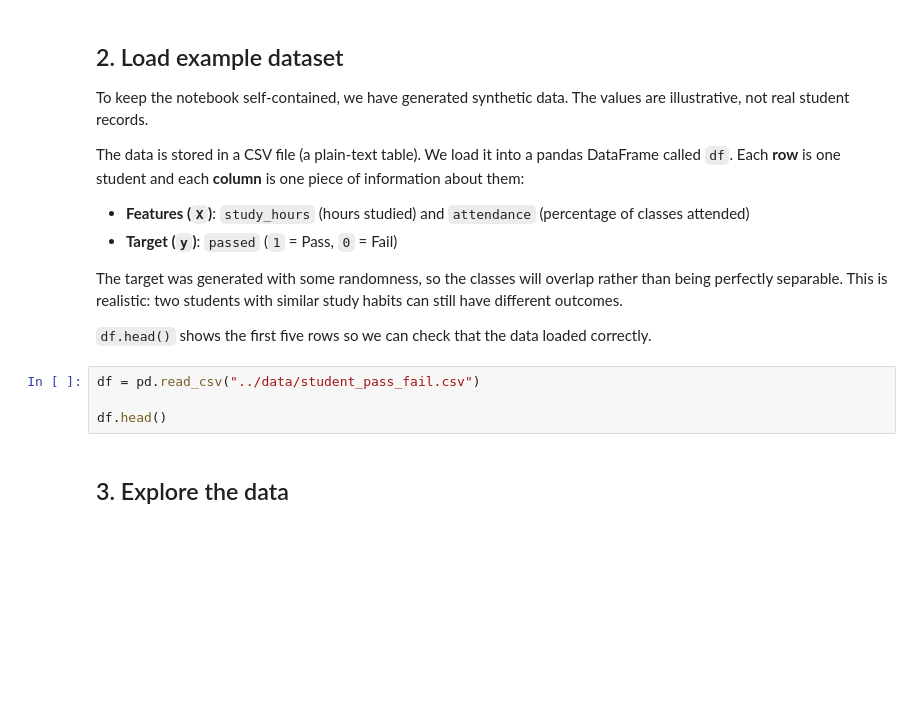
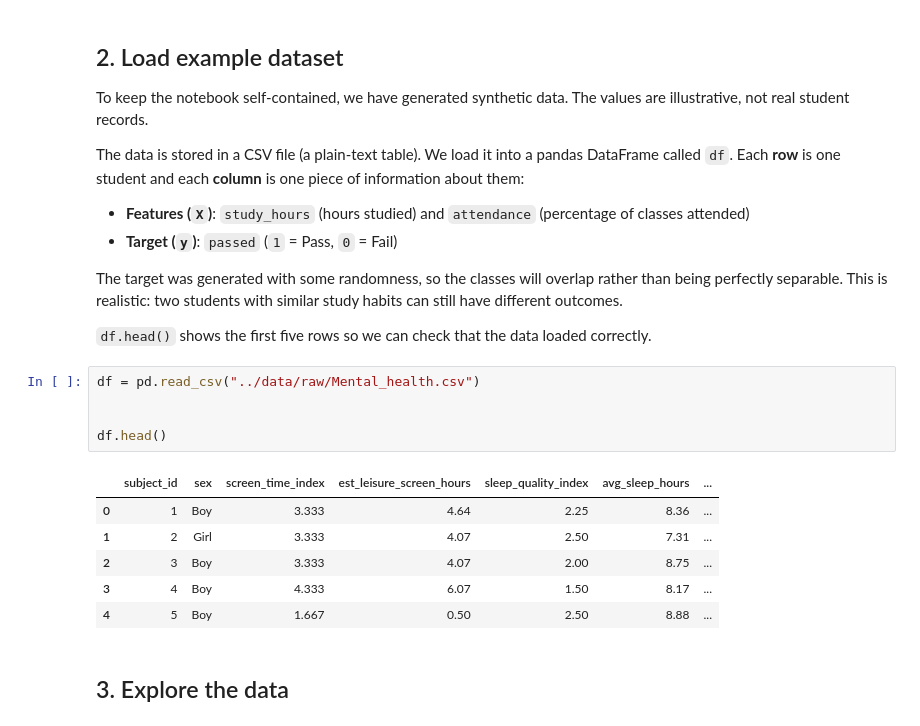
Before and after one commit to ciarabyas2/sleep-mood-bdi-analysis, a Jupyter notebook: notebooks/00_week6_Classification_LogisticRegression_KNN.ipynb, the cells around one changed output. Drawn from its saved outputs; the diff is of its cells as text; blank space fills up the shorter version.

```diff
--- a/notebooks/00_week6_Classification_LogisticRegression_KNN.ipynb
+++ b/notebooks/00_week6_Classification_LogisticRegression_KNN.ipynb
@@ -58,8 +58,16 @@ The target was generated with some randomness, so the classes will overlap rathe
 
 `df.head()` shows the first five rows so we can check that the data loaded correctly.
 # %%
-df = pd.read_csv("../data/student_pass_fail.csv")
+df = pd.read_csv("../data/raw/Mental_health.csv")
+
 
 df.head()
+# %% [output]
+|  | subject_id | sex | screen_time_index | est_leisure_screen_hours | sleep_quality_index | avg_sleep_hours | ... |
+| 0 | 1 | Boy | 3.333 | 4.64 | 2.25 | 8.36 | ... |
+| 1 | 2 | Girl | 3.333 | 4.07 | 2.50 | 7.31 | ... |
+| 2 | 3 | Boy | 3.333 | 4.07 | 2.00 | 8.75 | ... |
+| 3 | 4 | Boy | 4.333 | 6.07 | 1.50 | 8.17 | ... |
+| 4 | 5 | Boy | 1.667 | 0.50 | 2.50 | 8.88 | ... |
 # %% [markdown]
 ## 3. Explore the data
```
Also changed, not shown: parts of 2 cells of this notebook.
